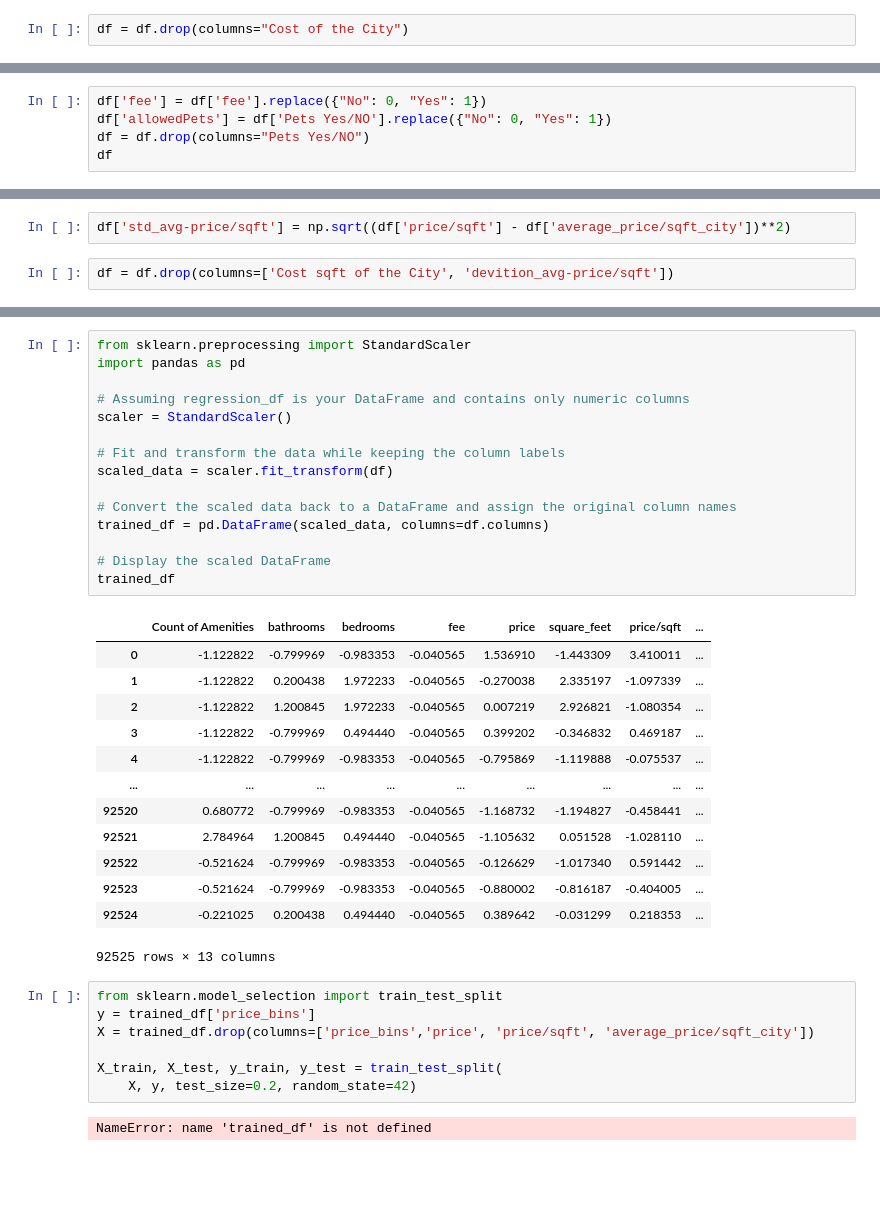
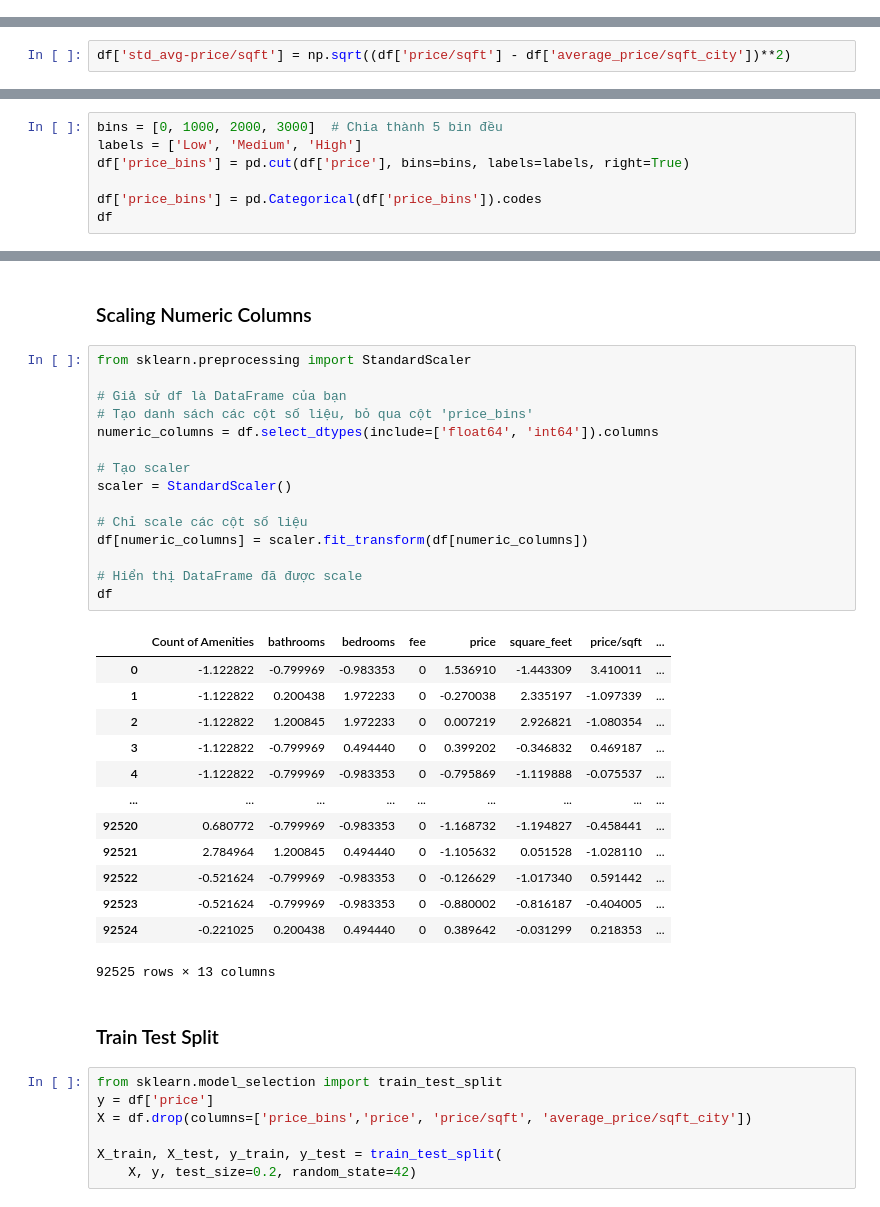
Before and after one commit to maidinh2409/CSIS---Coureworks, a Jupyter notebook: Fundamentals of Data Analytics/Group Project.ipynb, the cells around one changed output, grey strips where cells are left out. Saved outputs shown, nothing was run; the diff lists cells and outputs as text; blank space fills up the shorter version.

```diff
--- a/Fundamentals of Data Analytics/Group Project.ipynb
+++ b/Fundamentals of Data Analytics/Group Project.ipynb
@@ -86,2 +109,0 @@ df['costSqrtft'] = df['Cost sqft of the City'].replace({'Low Cost': 1, 'Mid-rang
-# %%
-df = df.drop(columns="Cost of the City")
@@ -104,5 +109,0 @@ df
-# %%
-df['fee'] = df['fee'].replace({"No": 0, "Yes": 1})
-df['allowedPets'] = df['Pets Yes/NO'].replace({"No": 0, "Yes": 1})
-df = df.drop(columns="Pets Yes/NO")
-df
@@ -123,4 +112,2 @@ df
 # %%
 df['std_avg-price/sqft'] = np.sqrt((df['price/sqft'] - df['average_price/sqft_city'])**2)
-# %%
-df = df.drop(columns=['Cost sqft of the City', 'devition_avg-price/sqft'])
@@ -126,0 +123,7 @@ df = df.drop(columns=['Cost sqft of the City', 'devition_avg-price/sqft'])
+# %%
+bins = [0, 1000, 2000, 3000]  # Chia thành 5 bin đều
+labels = ['Low', 'Medium', 'High']
+df['price_bins'] = pd.cut(df['price'], bins=bins, labels=labels, right=True)
+
+df['price_bins'] = pd.Categorical(df['price_bins']).codes
+df
@@ -159,38 +153,40 @@ df
+# %% [markdown]
+### Scaling Numeric Columns
 # %%
 from sklearn.preprocessing import StandardScaler
-import pandas as pd
 
-# Assuming regression_df is your DataFrame and contains only numeric columns
+# Giả sử df là DataFrame của bạn
+# Tạo danh sách các cột số liệu, bỏ qua cột 'price_bins'
+numeric_columns = df.select_dtypes(include=['float64', 'int64']).columns
+
+# Tạo scaler
 scaler = StandardScaler()
 
-# Fit and transform the data while keeping the column labels
-scaled_data = scaler.fit_transform(df)
+# Chỉ scale các cột số liệu
+df[numeric_columns] = scaler.fit_transform(df[numeric_columns])
 
-# Convert the scaled data back to a DataFrame and assign the original column names
-trained_df = pd.DataFrame(scaled_data, columns=df.columns)
-
-# Display the scaled DataFrame
-trained_df
+# Hiển thị DataFrame đã được scale
+df
 # %% [output]
 |  | Count of Amenities | bathrooms | bedrooms | fee | price | square_feet | price/sqft | ... |
-| 0 | -1.122822 | -0.799969 | -0.983353 | -0.040565 | 1.536910 | -1.443309 | 3.410011 | ... |
-| 1 | -1.122822 | 0.200438 | 1.972233 | -0.040565 | -0.270038 | 2.335197 | -1.097339 | ... |
-| 2 | -1.122822 | 1.200845 | 1.972233 | -0.040565 | 0.007219 | 2.926821 | -1.080354 | ... |
-| 3 | -1.122822 | -0.799969 | 0.494440 | -0.040565 | 0.399202 | -0.346832 | 0.469187 | ... |
-| 4 | -1.122822 | -0.799969 | -0.983353 | -0.040565 | -0.795869 | -1.119888 | -0.075537 | ... |
+| 0 | -1.122822 | -0.799969 | -0.983353 | 0 | 1.536910 | -1.443309 | 3.410011 | ... |
+| 1 | -1.122822 | 0.200438 | 1.972233 | 0 | -0.270038 | 2.335197 | -1.097339 | ... |
+| 2 | -1.122822 | 1.200845 | 1.972233 | 0 | 0.007219 | 2.926821 | -1.080354 | ... |
+| 3 | -1.122822 | -0.799969 | 0.494440 | 0 | 0.399202 | -0.346832 | 0.469187 | ... |
+| 4 | -1.122822 | -0.799969 | -0.983353 | 0 | -0.795869 | -1.119888 | -0.075537 | ... |
 | ... | ... | ... | ... | ... | ... | ... | ... | ... |
-| 92520 | 0.680772 | -0.799969 | -0.983353 | -0.040565 | -1.168732 | -1.194827 | -0.458441 | ... |
-| 92521 | 2.784964 | 1.200845 | 0.494440 | -0.040565 | -1.105632 | 0.051528 | -1.028110 | ... |
-| 92522 | -0.521624 | -0.799969 | -0.983353 | -0.040565 | -0.126629 | -1.017340 | 0.591442 | ... |
-| 92523 | -0.521624 | -0.799969 | -0.983353 | -0.040565 | -0.880002 | -0.816187 | -0.404005 | ... |
-| 92524 | -0.221025 | 0.200438 | 0.494440 | -0.040565 | 0.389642 | -0.031299 | 0.218353 | ... |
+| 92520 | 0.680772 | -0.799969 | -0.983353 | 0 | -1.168732 | -1.194827 | -0.458441 | ... |
+| 92521 | 2.784964 | 1.200845 | 0.494440 | 0 | -1.105632 | 0.051528 | -1.028110 | ... |
+| 92522 | -0.521624 | -0.799969 | -0.983353 | 0 | -0.126629 | -1.017340 | 0.591442 | ... |
+| 92523 | -0.521624 | -0.799969 | -0.983353 | 0 | -0.880002 | -0.816187 | -0.404005 | ... |
+| 92524 | -0.221025 | 0.200438 | 0.494440 | 0 | 0.389642 | -0.031299 | 0.218353 | ... |
 92525 rows × 13 columns
+# %% [markdown]
+### Train Test Split
 # %%
 from sklearn.model_selection import train_test_split
-y = trained_df['price_bins']
-X = trained_df.drop(columns=['price_bins','price', 'price/sqft', 'average_price/sqft_city'])
+y = df['price']
+X = df.drop(columns=['price_bins','price', 'price/sqft', 'average_price/sqft_city'])
 
 X_train, X_test, y_train, y_test = train_test_split(
     X, y, test_size=0.2, random_state=42)
-# %% [output]
-NameError: name 'trained_df' is not defined
```
Also changed, not shown: parts of 44 cells of this notebook, 1 other file.
